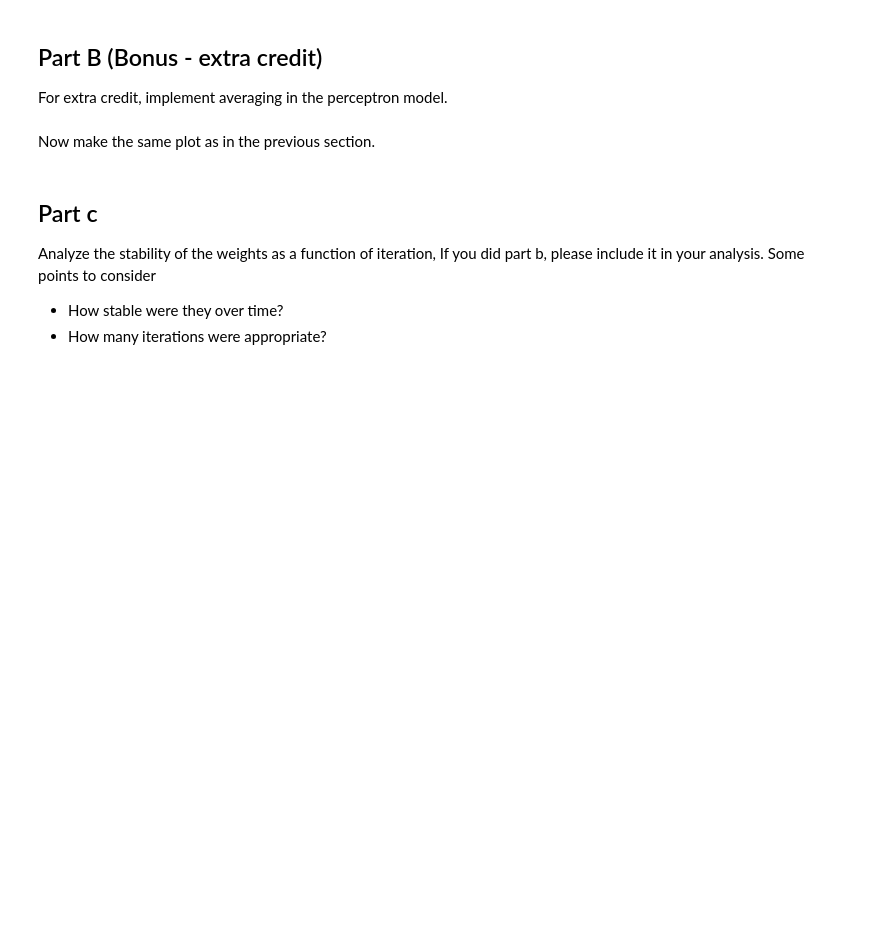
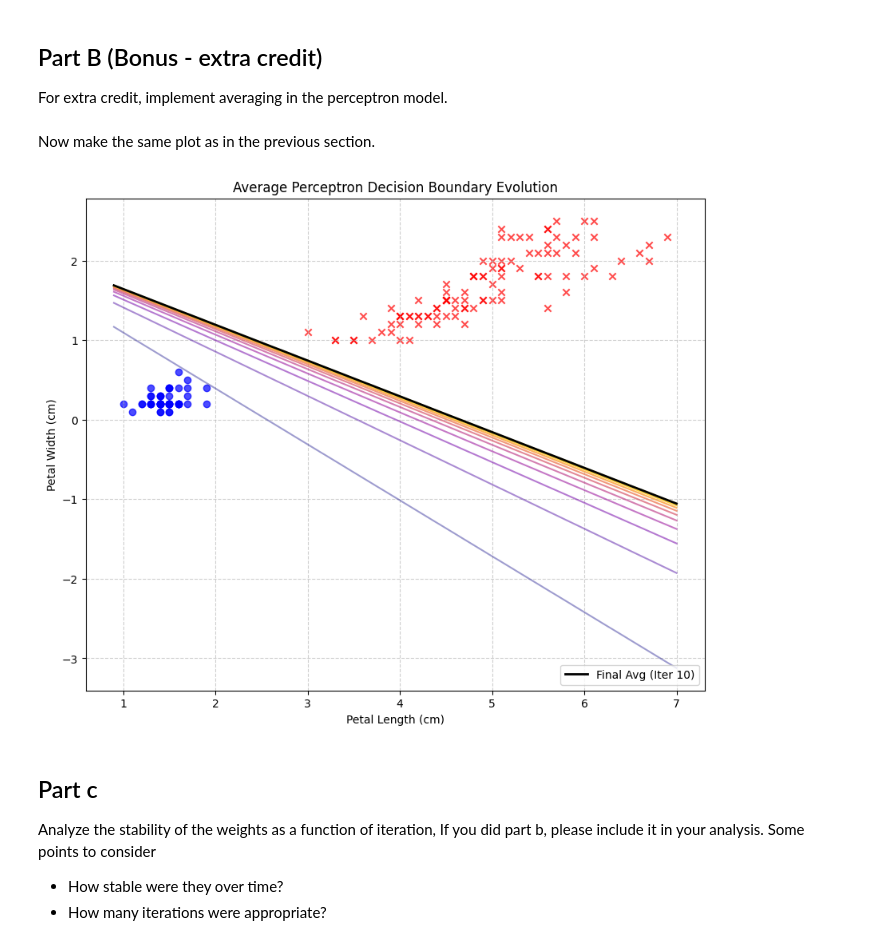
Before and after one commit to rameshnatarajanus/katz-aim5004-fall2025, a Jupyter notebook: notebooks/ProblemSet-02-SupervisedLearning.ipynb, the cells around one changed output. Cells and saved outputs as stored; diff of their text form; code cells hidden in the pictures; blank space fills up the shorter version.

```diff
--- a/notebooks/ProblemSet-02-SupervisedLearning.ipynb
+++ b/notebooks/ProblemSet-02-SupervisedLearning.ipynb
@@ -517,8 +787,52 @@ class AveragePerceptron(Perceptron):
 # %% [markdown]
 Now make the same plot as in the previous section.
 # %%
-# YOUR CODE HERE
-raise NotImplementedError()
+# Store parameters from each iteration for the average perceptron
+avg_training_params: List[PerceptronParams] = []
+def avg_callback_fn(iteration: int, params: PerceptronParams):
+    """Callback to store average parameters."""
+    avg_training_params.append(params)
+
+# Train the Average Perceptron
+avg_perceptron_model = AveragePerceptron(max_iters=10)
+avg_perceptron_model.fit(perceptron_df, label='label', callback=avg_callback_fn)
+
+# --- Plotting the Average Perceptron Evolution ---
+plt.figure(figsize=(10, 8))
+
+# Scatter plot the data
+plt.scatter(setosa['petal length (cm)'], setosa['petal width (cm)'], color='blue', marker='o', alpha=0.7)
+plt.scatter(non_setosa['petal length (cm)'], non_setosa['petal width (cm)'], color='red', marker='x', alpha=0.7)
+
+x1_line = np.linspace(perceptron_df['petal length (cm)'].min() - 0.1, perceptron_df['petal length (cm)'].max() + 0.1, 100)
+colors = plt.cm.plasma(np.linspace(0, 1, len(avg_training_params))) # Using a different colormap
+
+for t, params in enumerate(avg_training_params):
+    w1, w2 = params.weights[0], params.weights[1]
+    b = params.bias
+
+    if w2 != 0:
+        x2_line = (-w1 * x1_line - b) / w2
+
+        # Plot lines with increasing darkness/alpha
+        plt.plot(x1_line, x2_line, color=colors[t], linestyle='-',
+                 alpha=0.4 + 0.6 * (t / len(avg_training_params)))
+
+# Highlight the final (averaged) line
+final_avg_params = avg_training_params[-1]
+w1_f_avg, w2_f_avg = final_avg_params.weights[0], final_avg_params.weights[1]
+b_f_avg = final_avg_params.bias
+x2_line_f_avg = (-w1_f_avg * x1_line - b_f_avg) / w2_f_avg
+plt.plot(x1_line, x2_line_f_avg, color='black', linewidth=2, label=f'Final Avg (Iter {len(avg_training_params)})')
+
+plt.xlabel('Petal Length (cm)')
+plt.ylabel('Petal Width (cm)')
+plt.title('Average Perceptron Decision Boundary Evolution')
+plt.legend(loc='lower right')
+plt.grid(True, linestyle='--', alpha=0.6)
+plt.show()
+# %% [output]
+[figure, added]
 # %% [markdown]
 ## Part c
 
```
Also changed, not shown: parts of 18 cells of this notebook.
